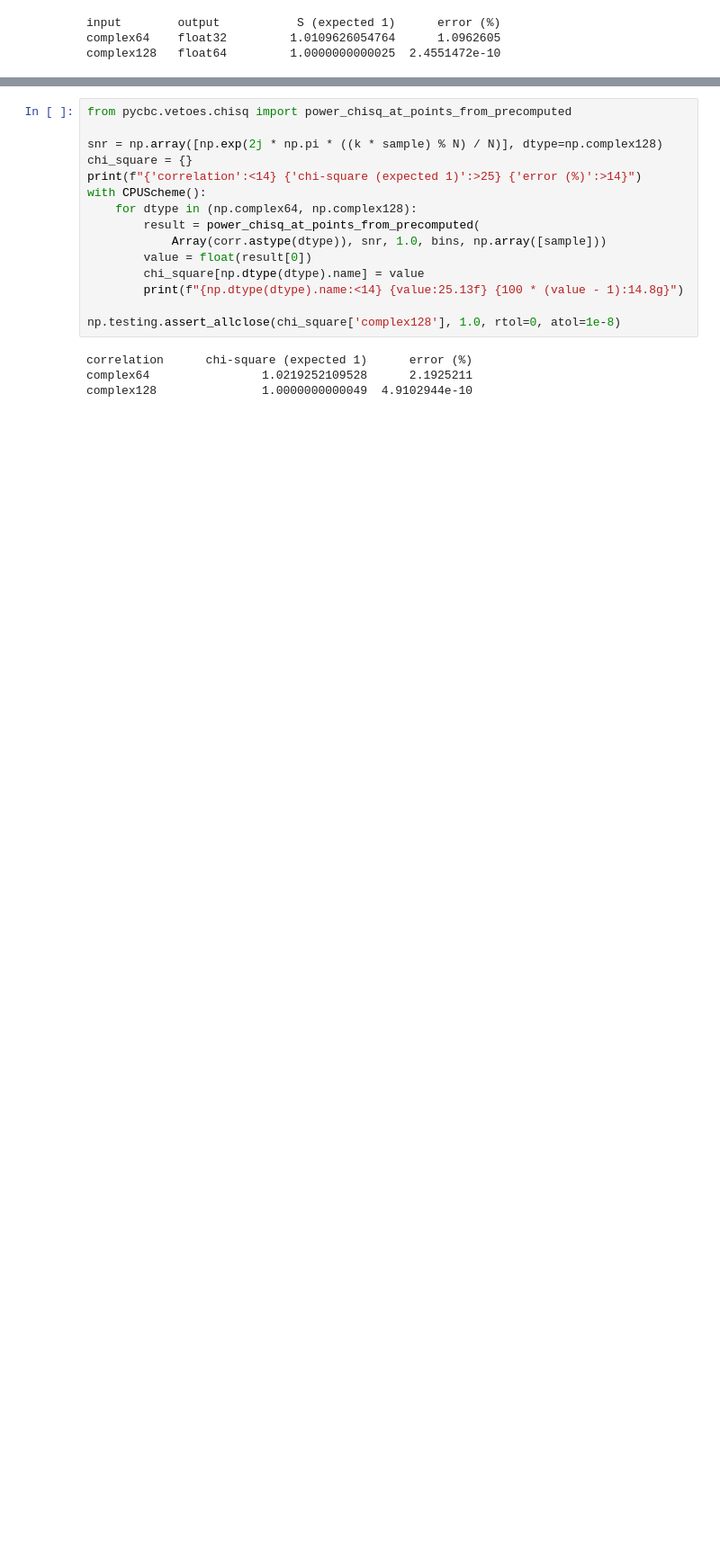
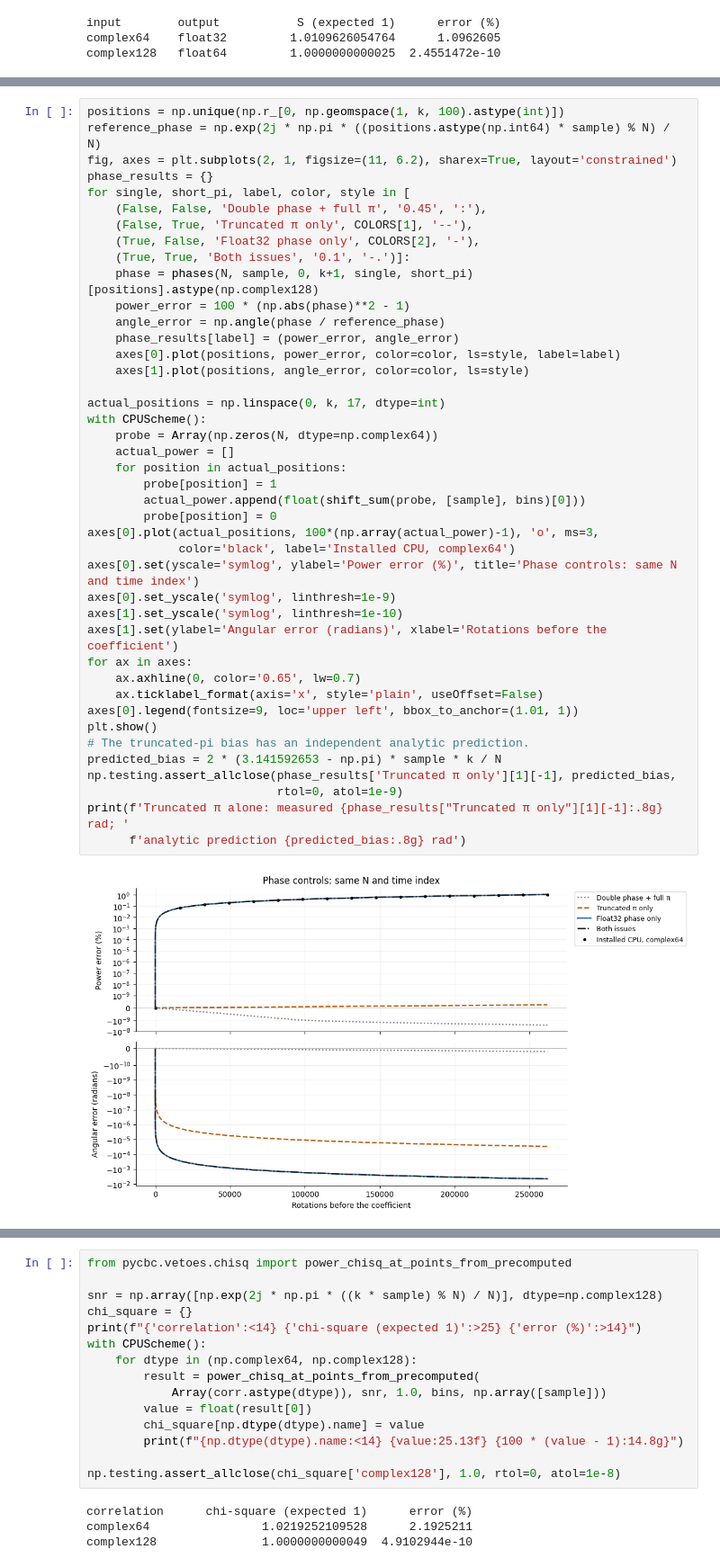
Before and after one commit to xangma/pycbc, a Jupyter notebook: examples/numerics/cpu_chisq_precision.ipynb, the cells around one changed output, grey strips where cells are left out. Shown at 90% size. Cells and saved outputs as stored; diff of their text form; blank space fills up the shorter version.

```diff
--- a/examples/numerics/cpu_chisq_precision.ipynb
+++ b/examples/numerics/cpu_chisq_precision.ipynb
@@ -98,0 +81,44 @@ Use the known full Fourier amplitude for `snr`, held fixed in complex128 in both
+# %%
+positions = np.unique(np.r_[0, np.geomspace(1, k, 100).astype(int)])
+reference_phase = np.exp(2j * np.pi * ((positions.astype(np.int64) * sample) % N) / N)
+fig, axes = plt.subplots(2, 1, figsize=(11, 6.2), sharex=True, layout='constrained')
+phase_results = {}
+for single, short_pi, label, color, style in [
+    (False, False, 'Double phase + full π', '0.45', ':'),
+    (False, True, 'Truncated π only', COLORS[1], '--'),
+    (True, False, 'Float32 phase only', COLORS[2], '-'),
+    (True, True, 'Both issues', '0.1', '-.')]:
+    phase = phases(N, sample, 0, k+1, single, short_pi)[positions].astype(np.complex128)
+    power_error = 100 * (np.abs(phase)**2 - 1)
+    angle_error = np.angle(phase / reference_phase)
+    phase_results[label] = (power_error, angle_error)
+    axes[0].plot(positions, power_error, color=color, ls=style, label=label)
+    axes[1].plot(positions, angle_error, color=color, ls=style)
+
+actual_positions = np.linspace(0, k, 17, dtype=int)
+with CPUScheme():
+    probe = Array(np.zeros(N, dtype=np.complex64))
+    actual_power = []
+    for position in actual_positions:
+        probe[position] = 1
+        actual_power.append(float(shift_sum(probe, [sample], bins)[0]))
+        probe[position] = 0
+axes[0].plot(actual_positions, 100*(np.array(actual_power)-1), 'o', ms=3,
+             color='black', label='Installed CPU, complex64')
+axes[0].set(yscale='symlog', ylabel='Power error (%)', title='Phase controls: same N and time index')
+axes[0].set_yscale('symlog', linthresh=1e-9)
+axes[1].set_yscale('symlog', linthresh=1e-10)
+axes[1].set(ylabel='Angular error (radians)', xlabel='Rotations before the coefficient')
+for ax in axes:
+    ax.axhline(0, color='0.65', lw=0.7)
+    ax.ticklabel_format(axis='x', style='plain', useOffset=False)
+axes[0].legend(fontsize=9, loc='upper left', bbox_to_anchor=(1.01, 1))
+plt.show()
+# The truncated-pi bias has an independent analytic prediction.
+predicted_bias = 2 * (3.141592653 - np.pi) * sample * k / N
+np.testing.assert_allclose(phase_results['Truncated π only'][1][-1], predicted_bias,
+                           rtol=0, atol=1e-9)
+print(f'Truncated π alone: measured {phase_results["Truncated π only"][1][-1]:.8g} rad; '
+      f'analytic prediction {predicted_bias:.8g} rad')
+# %% [output]
+[figure, added]
```
Also changed, not shown: parts of 16 cells of this notebook, 3 other files.
